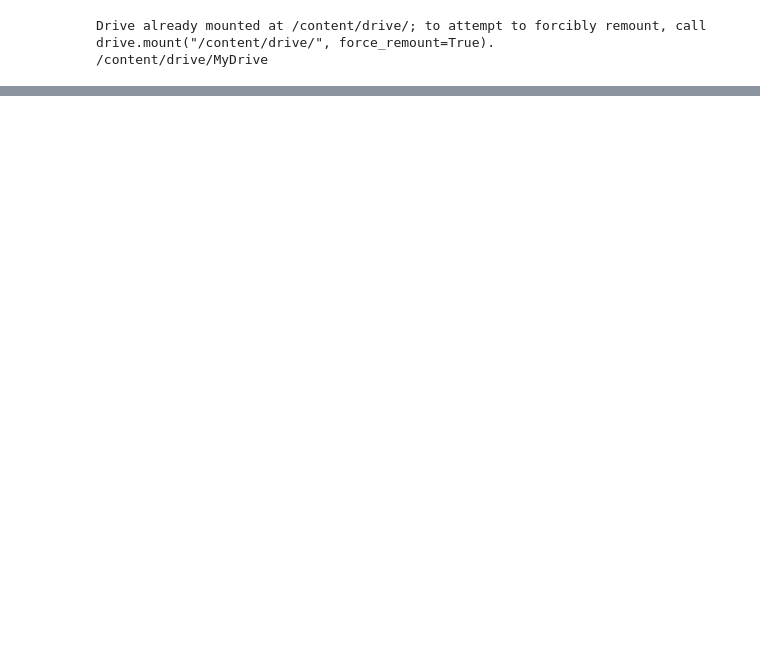
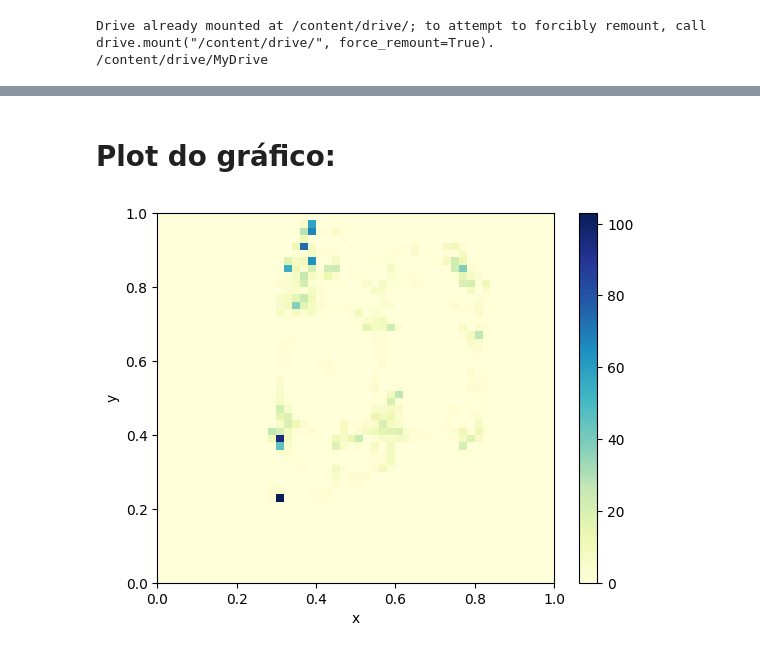
Before and after one commit to Gus-1003/ISD-invention, a Jupyter notebook: Plots/2D_Heatmap.ipynb, the cells around one changed output, grey strips where cells are left out. Drawn from its saved outputs; the diff is of its cells as text; code cells hidden in the pictures; blank space fills up the shorter version.

```diff
--- a/Plots/2D_Heatmap.ipynb
+++ b/Plots/2D_Heatmap.ipynb
@@ -121,0 +121,27 @@ z[225, 104]
+# %% [markdown]
+# Plot do gráfico:
+# %%
+# Normalize as coordenadas para o intervalo [0, 1]
+df['center_x'] = (df['center_x'] - df['center_x'].min()) / (df['center_x'].max() - df['center_x'].min())
+df['center_y'] = (df['center_y'] - df['center_y'].min()) / (df['center_y'].max() - df['center_y'].min())
+
+# Calcule o histograma 2D com interpolação
+x = df['center_x']
+y = df['center_y']
+heatmap, xedges, yedges = np.histogram2d(x, y, bins=(50, 50), density=True)
+
+# Transponha o heatmap para corrigir a orientação
+heatmap = heatmap.T
+
+# Crie um gráfico de calor suavizado 2D
+plt.imshow(heatmap, cmap='YlGnBu', extent=[x.min(), x.max(), y.min(), y.max()], aspect='auto', origin='lower')
+plt.colorbar()
+
+# Configurar os rótulos dos eixos
+plt.xlabel('x')
+plt.ylabel('y')
+
+# Exibir o gráfico
+plt.show()
+# %% [output]
+[figure, added]
```
Also changed, not shown: parts of 12 cells of this notebook.
